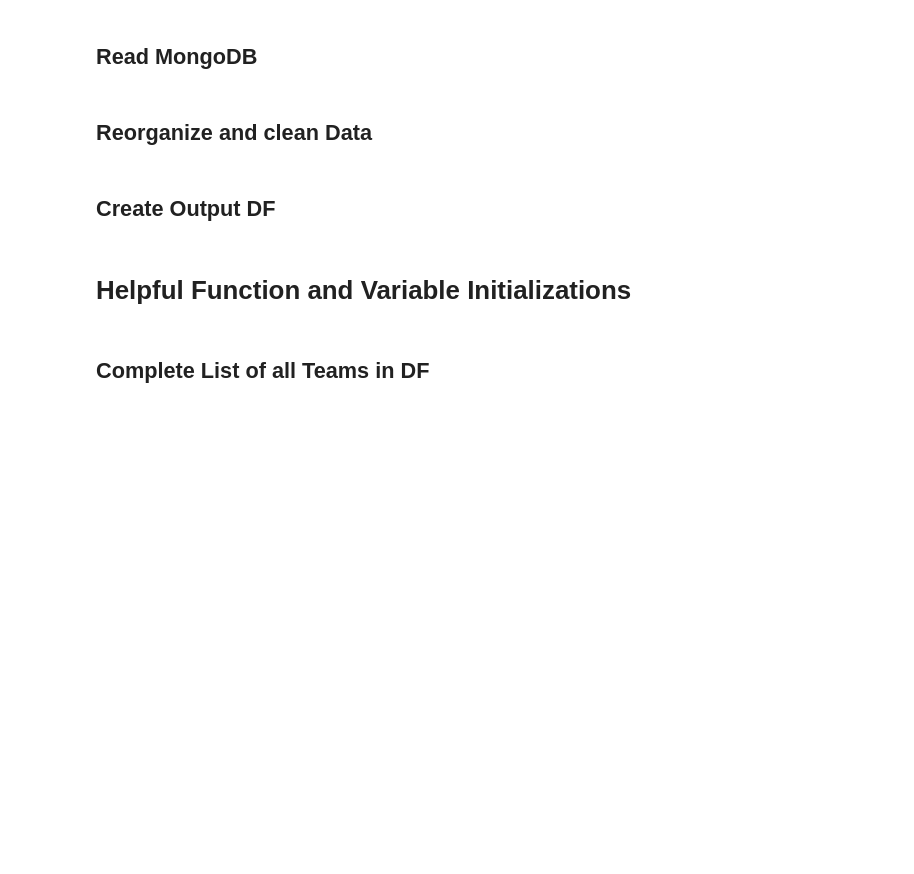
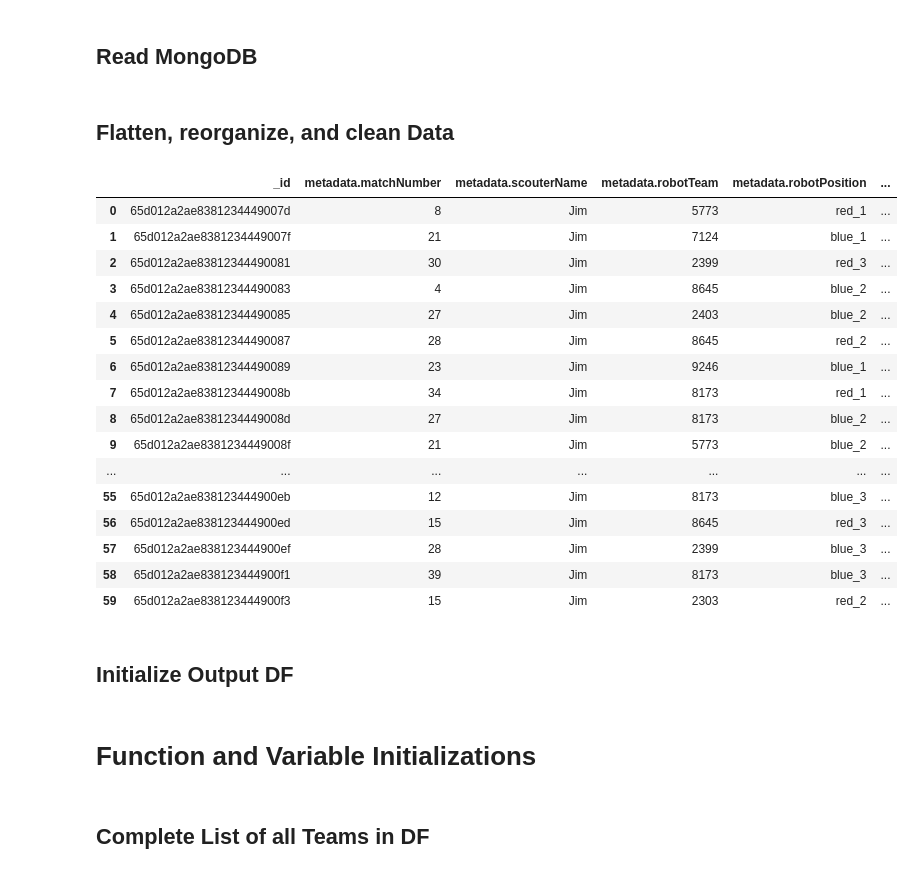
Before and after one commit to 4201VitruvianBots/scouting-app-2024, a Jupyter notebook: data-analysis/dataAnalysis.ipynb, the cells around one changed output. Drawn from its saved outputs; the diff is of its cells as text; code cells hidden in the pictures; blank space fills up the shorter version.

```diff
--- a/data-analysis/dataAnalysis.ipynb
+++ b/data-analysis/dataAnalysis.ipynb
@@ -13,37 +12,55 @@ df = pd.json_normalize(collection.find())
 # %% [markdown]
-## Reorganize and clean Data
+## Flatten, reorganize, and clean Data
 # %%
-# df.drop("__v", axis=1, inplace=True)
+df = pd.json_normalize(collection.find())
 
 column_order = [
     "_id",
+    "metadata.matchNumber",
     "metadata.scouterName",
     "metadata.robotTeam",
     "metadata.robotPosition",
     "leftStartingZone",
     "climb",
-    "autoAmpNotes",
-    "teleAmpNotes",
     "trapNotes",
-    "highNotes",
-    "autoSpeakerNotes.near",
-    "autoSpeakerNotes.mid",
-    "autoSpeakerNotes.far",
-    "teleNonAmpedSpeakerNotes.near",
-    "teleNonAmpedSpeakerNotes.mid",
-    "teleNonAmpedSpeakerNotes.far",
-    "teleAmpedSpeakerNotes.near",
-    "teleAmpedSpeakerNotes.mid",
-    "teleAmpedSpeakerNotes.far"
+    "autoNotes.near",
+    "autoNotes.mid",
+    "autoNotes.far",
+    "autoNotes.amp",
+    "autoNotes.miss",
+    "teleNotes.near",
+    "teleNotes.mid",
+    "teleNotes.far",
+    "teleNotes.amp",
+    "teleNotes.miss"
 ]
 
 df = df[column_order]
+df
+# %% [output]
+|  | _id | metadata.matchNumber | metadata.scouterName | metadata.robotTeam | metadata.robotPosition | ... |
+| 0 | 65d012a2ae8381234449007d | 8 | Jim | 5773 | red_1 | ... |
+| 1 | 65d012a2ae8381234449007f | 21 | Jim | 7124 | blue_1 | ... |
+| 2 | 65d012a2ae83812344490081 | 30 | Jim | 2399 | red_3 | ... |
+| 3 | 65d012a2ae83812344490083 | 4 | Jim | 8645 | blue_2 | ... |
+| 4 | 65d012a2ae83812344490085 | 27 | Jim | 2403 | blue_2 | ... |
+| 5 | 65d012a2ae83812344490087 | 28 | Jim | 8645 | red_2 | ... |
+| 6 | 65d012a2ae83812344490089 | 23 | Jim | 9246 | blue_1 | ... |
+| 7 | 65d012a2ae8381234449008b | 34 | Jim | 8173 | red_1 | ... |
+| 8 | 65d012a2ae8381234449008d | 27 | Jim | 8173 | blue_2 | ... |
+| 9 | 65d012a2ae8381234449008f | 21 | Jim | 5773 | blue_2 | ... |
+| ... | ... | ... | ... | ... | ... | ... |
+| 55 | 65d012a2ae838123444900eb | 12 | Jim | 8173 | blue_3 | ... |
+| 56 | 65d012a2ae838123444900ed | 15 | Jim | 8645 | red_3 | ... |
+| 57 | 65d012a2ae838123444900ef | 28 | Jim | 2399 | blue_3 | ... |
+| 58 | 65d012a2ae838123444900f1 | 39 | Jim | 8173 | blue_3 | ... |
+| 59 | 65d012a2ae838123444900f3 | 15 | Jim | 2303 | red_2 | ... |
 # %% [markdown]
-## Create Output DF
+## Initialize Output DF
 # %%
 output_df = pd.DataFrame()
 # %% [markdown]
-# Helpful Function and Variable Initializations
+# Function and Variable Initializations
 # %% [markdown]
 ## Complete List of all Teams in DF
 # %%
```
Also changed, not shown: parts of 32 cells of this notebook, 1 other file.
